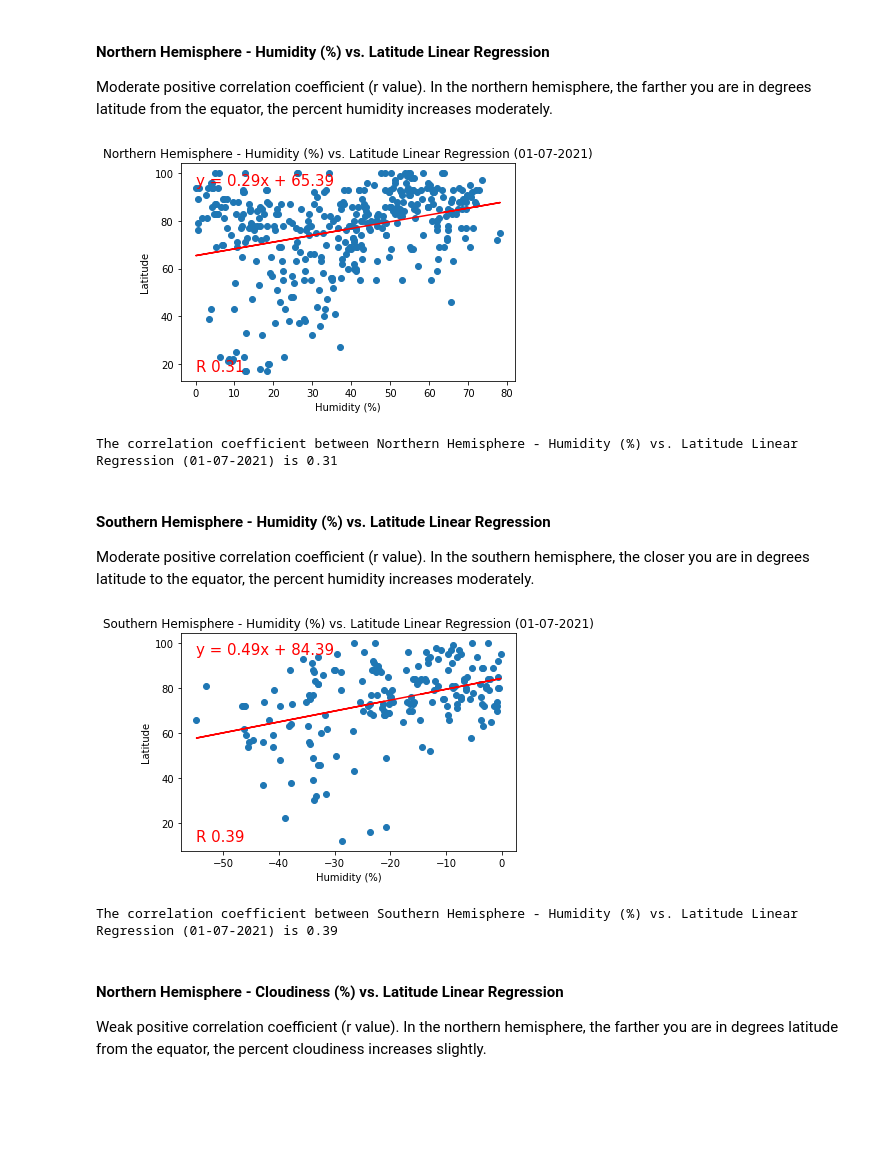
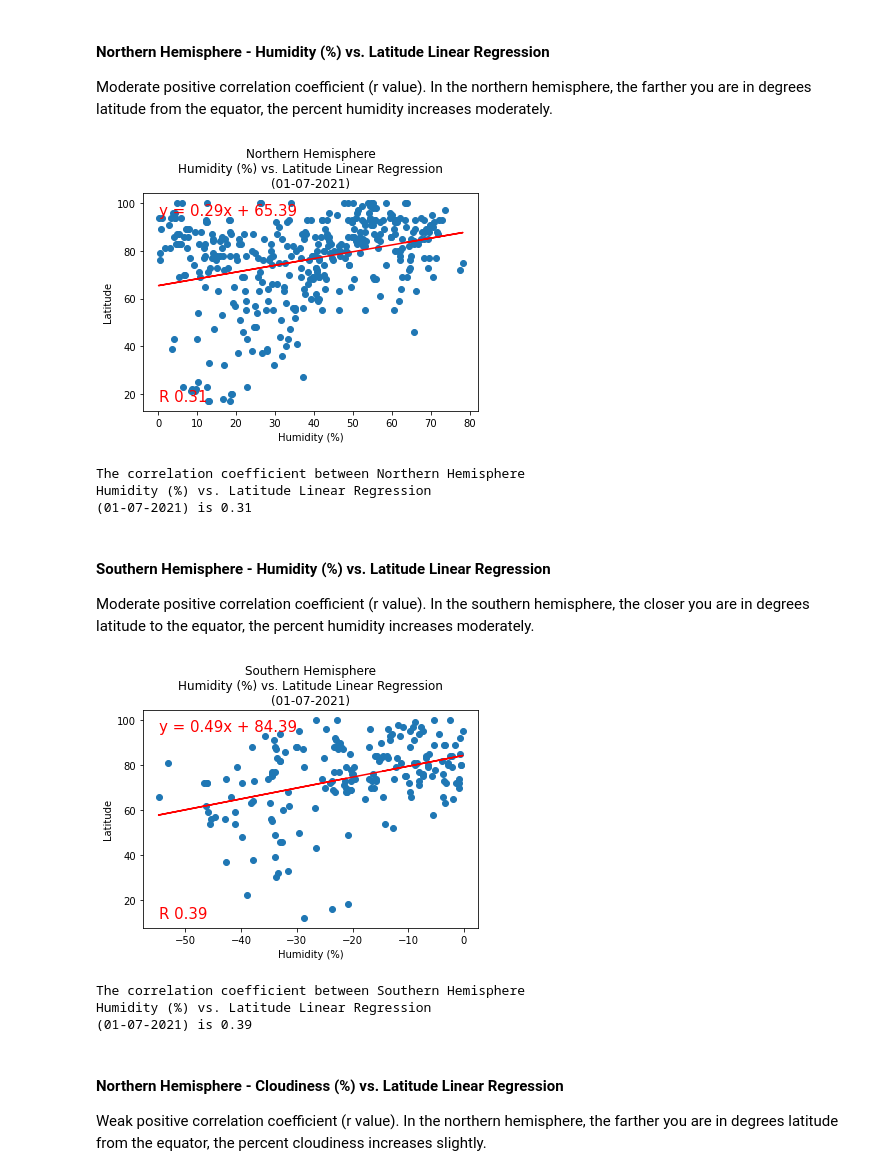
Before and after one commit to melissamonroe/python-api-challenge, a Jupyter notebook: WeatherPy/WeatherPy.ipynb, the cells around one changed output. Cells and saved outputs as stored; diff of their text form; code cells hidden in the pictures; blank space fills up the shorter version.

```diff
--- a/WeatherPy/WeatherPy.ipynb
+++ b/WeatherPy/WeatherPy.ipynb
@@ -376,23 +380,25 @@ The correlation coefficient between Southern Hemisphere - Max Temp vs. Latitude
 
 Moderate positive correlation coefficient (r value). In the northern hemisphere, the farther you are in degrees latitude from the equator, the percent humidity increases moderately.
 # %%
-title = f"Northern Hemisphere - Humidity (%) vs. Latitude Linear Regression ({file_created_datetime})"
+title = f"Northern Hemisphere\nHumidity (%) vs. Latitude Linear Regression\n({file_created_datetime})"
 y_label = "Humidity (%)"
 x_label = "Latitude"
 fig = "../output_data/fig07_correlation_lathum_nh.png"
 
 
 correlation_lathum_nh = get_linearregressionplot(x_lat_nh,y_hum_nh, title, y_label, x_label, fig)
 print(f"The correlation coefficient between {title} is {round(correlation_lathum_nh[0],2)}")
 # %% [output]
-[figure, old version]
+[figure, new version]
-The correlation coefficient between Northern Hemisphere - Humidity (%) vs. Latitude Linear Regression (01-07-2021) is 0.31
+The correlation coefficient between Northern Hemisphere
+Humidity (%) vs. Latitude Linear Regression
+(01-07-2021) is 0.31
 # %% [markdown]
 ####  Southern Hemisphere - Humidity (%) vs. Latitude Linear Regression
 
 Moderate positive correlation coefficient (r value). In the southern hemisphere, the closer you are in degrees latitude to the equator, the percent humidity increases moderately.
 # %%
-title = f"Southern Hemisphere - Humidity (%) vs. Latitude Linear Regression ({file_created_datetime})"
+title = f"Southern Hemisphere\nHumidity (%) vs. Latitude Linear Regression\n({file_created_datetime})"
 y_label = "Humidity (%)"
 x_label = "Latitude"
 fig = "../output_data/fig08_correlation_lathum_sh.png"
@@ -400,8 +406,10 @@ fig = "../output_data/fig08_correlation_lathum_sh.png"
 correlation_lathum_sh = get_linearregressionplot(x_lat_sh,y_hum_sh, title, y_label, x_label, fig)
 print(f"The correlation coefficient between {title} is {round(correlation_lathum_sh[0],2)}")
 # %% [output]
-[figure, old version]
+[figure, new version]
-The correlation coefficient between Southern Hemisphere - Humidity (%) vs. Latitude Linear Regression (01-07-2021) is 0.39
+The correlation coefficient between Southern Hemisphere
+Humidity (%) vs. Latitude Linear Regression
+(01-07-2021) is 0.39
 # %% [markdown]
 ####  Northern Hemisphere - Cloudiness (%) vs. Latitude Linear Regression
 
```
Also changed, not shown: parts of 6 cells of this notebook, 8 other files.
